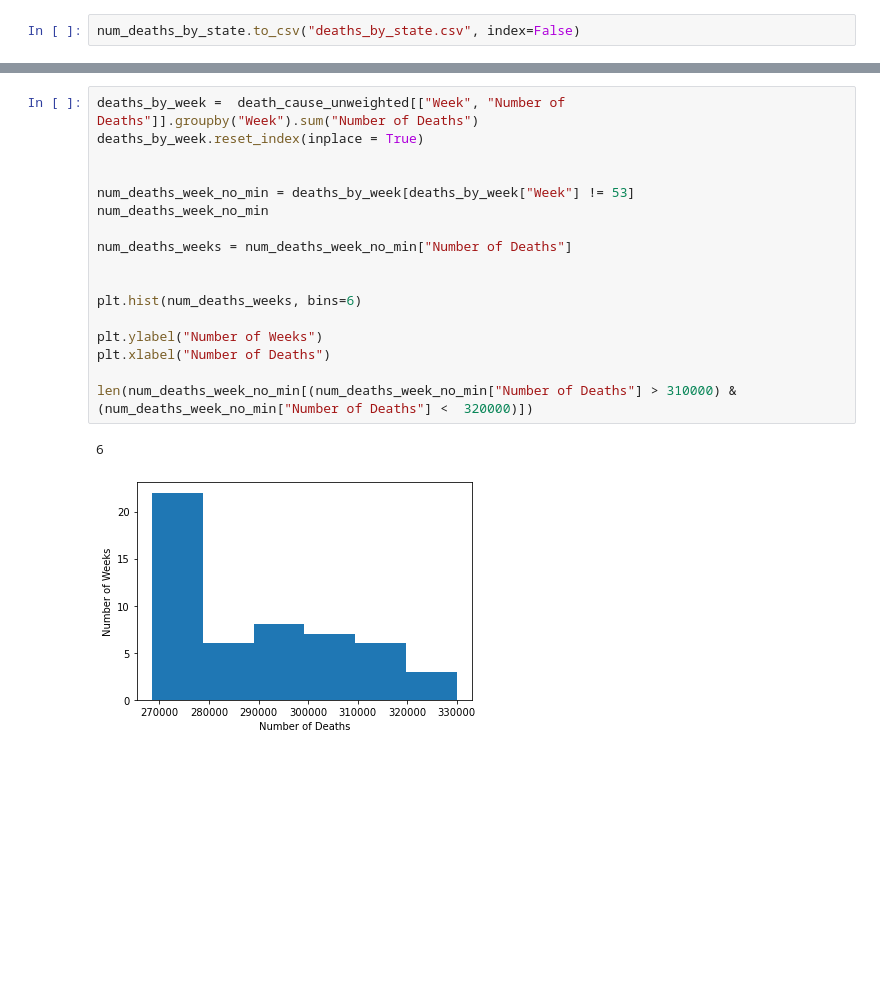
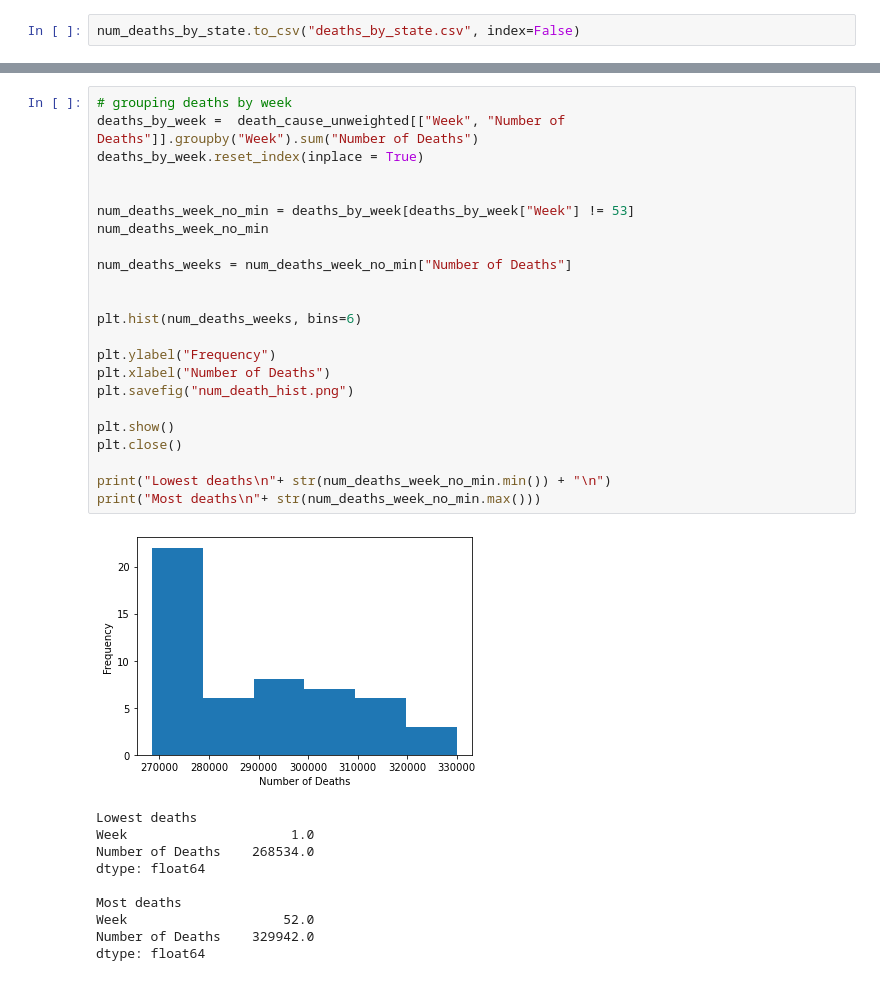
Before and after one commit to Luil0/Deaths_and_cause, a Jupyter notebook: death_causes_project/deaths_and_causes.ipynb, the cells around one changed output, grey strips where cells are left out. Cells and saved outputs as stored; diff of their text form; blank space fills up the shorter version.

```diff
--- a/death_causes_project/deaths_and_causes.ipynb
+++ b/death_causes_project/deaths_and_causes.ipynb
@@ -184,22 +181,36 @@ plt.close()
 # %% [output]
 [figure]
 # %%
+# grouping deaths by week
 deaths_by_week =  death_cause_unweighted[["Week", "Number of Deaths"]].groupby("Week").sum("Number of Deaths")
 deaths_by_week.reset_index(inplace = True)
 
 
 num_deaths_week_no_min = deaths_by_week[deaths_by_week["Week"] != 53]
 num_deaths_week_no_min
 
 num_deaths_weeks = num_deaths_week_no_min["Number of Deaths"]
 
 
 plt.hist(num_deaths_weeks, bins=6)
 
-plt.ylabel("Number of Weeks")
+plt.ylabel("Frequency")
 plt.xlabel("Number of Deaths")
+plt.savefig("num_death_hist.png")
 
-len(num_deaths_week_no_min[(num_deaths_week_no_min["Number of Deaths"] > 310000) & (num_deaths_week_no_min["Number of Deaths"] <  320000)])
+plt.show()
+plt.close()
+
+print("Lowest deaths\n"+ str(num_deaths_week_no_min.min()) + "\n")
+print("Most deaths\n"+ str(num_deaths_week_no_min.max()))
 # %% [output]
+[figure, new version]
-6
+Lowest deaths
+Week                     1.0
+Number of Deaths    268534.0
+dtype: float64
+
+Most deaths
+Week                    52.0
+Number of Deaths    329942.0
+dtype: float64
-[figure, old version]
```
Also changed, not shown: parts of 1 cell of this notebook, 2 other files.
